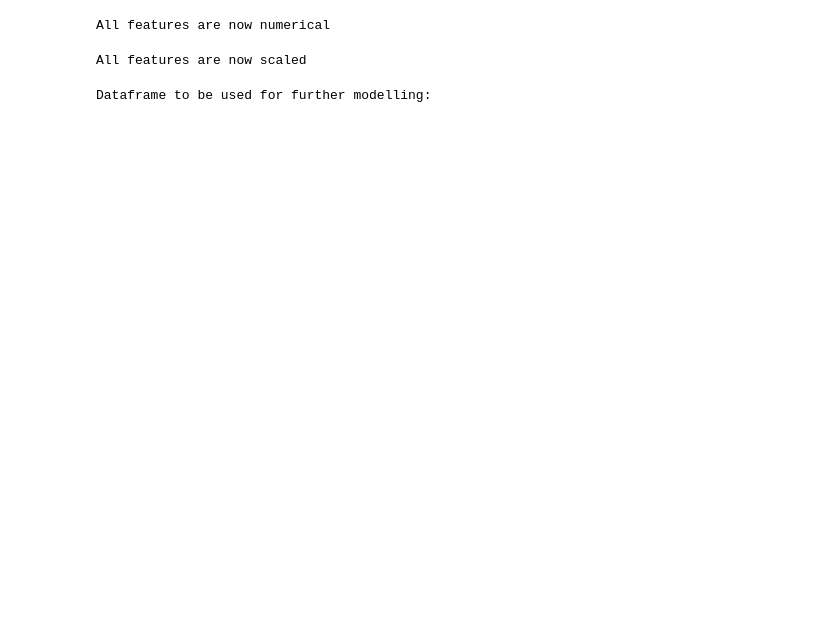
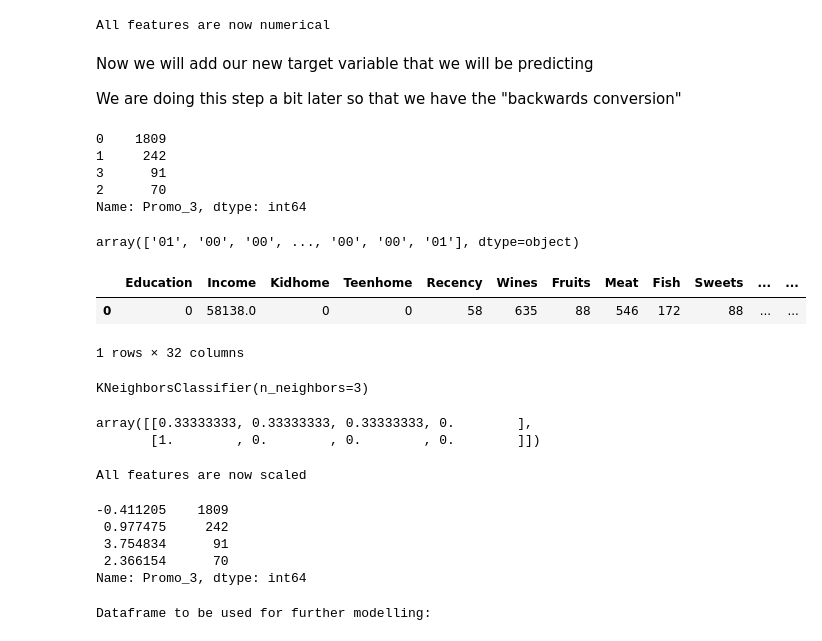
Before and after one commit to Zuzaarbuza/Business_Int_W22, a Jupyter notebook: Task_3/customer_campaign_classification.ipynb, the cells around one changed output. Saved outputs shown, nothing was run; the diff lists cells and outputs as text; code cells hidden in the pictures; blank space fills up the shorter version.

```diff
--- a/Task_3/customer_campaign_classification.ipynb
+++ b/Task_3/customer_campaign_classification.ipynb
@@ -324,4 +325,9 @@ In this section, I will be preprocessing the data to perform clustering operatio
 * Label encoding the categorical features
 * Scaling the features using the standard scaler
 * Creating a subset dataframe for dimensionality reduction
+# %%
+# Adding some values for the double proto event
+
+data["Promo_1"] = data.AcceptedCmp1.astype(str) + data.AcceptedCmp2.astype(str)
+data["Promo_2"] = data.AcceptedCmp3.astype(str) + data.AcceptedCmp4.astype(str)
 # %%
@@ -341,4 +347,44 @@ for i in object_cols:
 print("All features are now numerical")
 # %% [output]
 All features are now numerical
+# %% [markdown]
+Now we will add our new target variable that we will be predicting
+
+We are doing this step a bit later so that we have the "backwards conversion"
+# %%
+LE_target = LabelEncoder()
+
+data["Promo_3"] = data.AcceptedCmp5.astype(str) + data.Response.astype(str)
+data["Promo_3"] = LE_target.fit_transform(data["Promo_3"])
+
+data.Promo_3.value_counts()
+# %% [output]
+0    1809
+1     242
+3      91
+2      70
+Name: Promo_3, dtype: int64
+# %%
+LE_target.inverse_transform(data.Promo_3)
+# %% [output]
+array(['01', '00', '00', ..., '00', '00', '01'], dtype=object)
+# %%
+y = data.Promo_3
+X = data.loc[:, data.columns != "Promo_3"]
+X.head()
+# %% [output]
+|  | Education | Income | Kidhome | Teenhome | Recency | Wines | Fruits | Meat | Fish | Sweets | ... | ... |
+| 0 | 0 | 58138.0 | 0 | 0 | 58 | 635 | 88 | 546 | 172 | 88 | ... | ... |
+1 rows × 32 columns
+# %%
+from sklearn.neighbors import KNeighborsClassifier
+neigh = KNeighborsClassifier(n_neighbors=3)
+neigh.fit(X, y)
+# %% [output]
+KNeighborsClassifier(n_neighbors=3)
+# %%
+neigh.predict_proba(X.head(2))
+# %% [output]
+array([[0.33333333, 0.33333333, 0.33333333, 0.        ],
+       [1.        , 0.        , 0.        , 0.        ]])
 # %%
@@ -354,4 +403,12 @@ scaled_ds = pd.DataFrame(scaler.transform(ds),columns= ds.columns )
 print("All features are now scaled")
 # %% [output]
 All features are now scaled
+# %%
+scaled_ds.Promo_3.value_counts()
+# %% [output]
+-0.411205    1809
+ 0.977475     242
+ 3.754834      91
+ 2.366154      70
+Name: Promo_3, dtype: int64
 # %%
```
Also changed, not shown: parts of 25 cells of this notebook.
